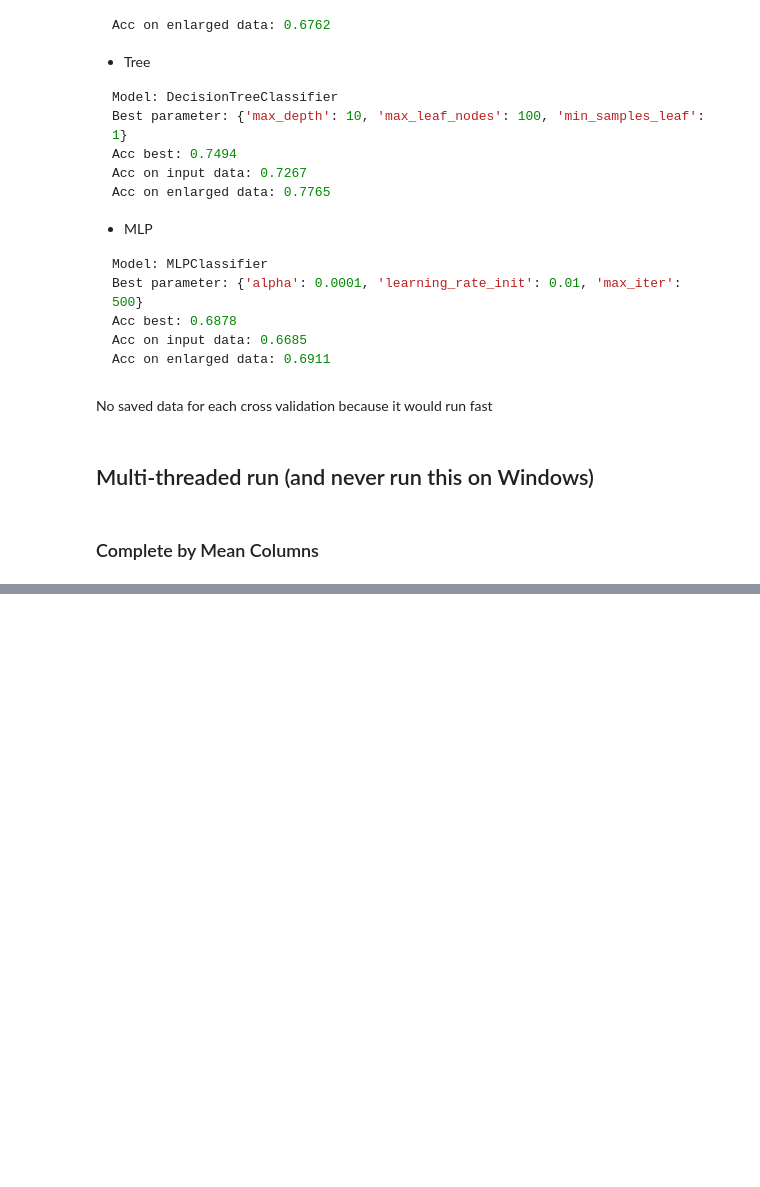
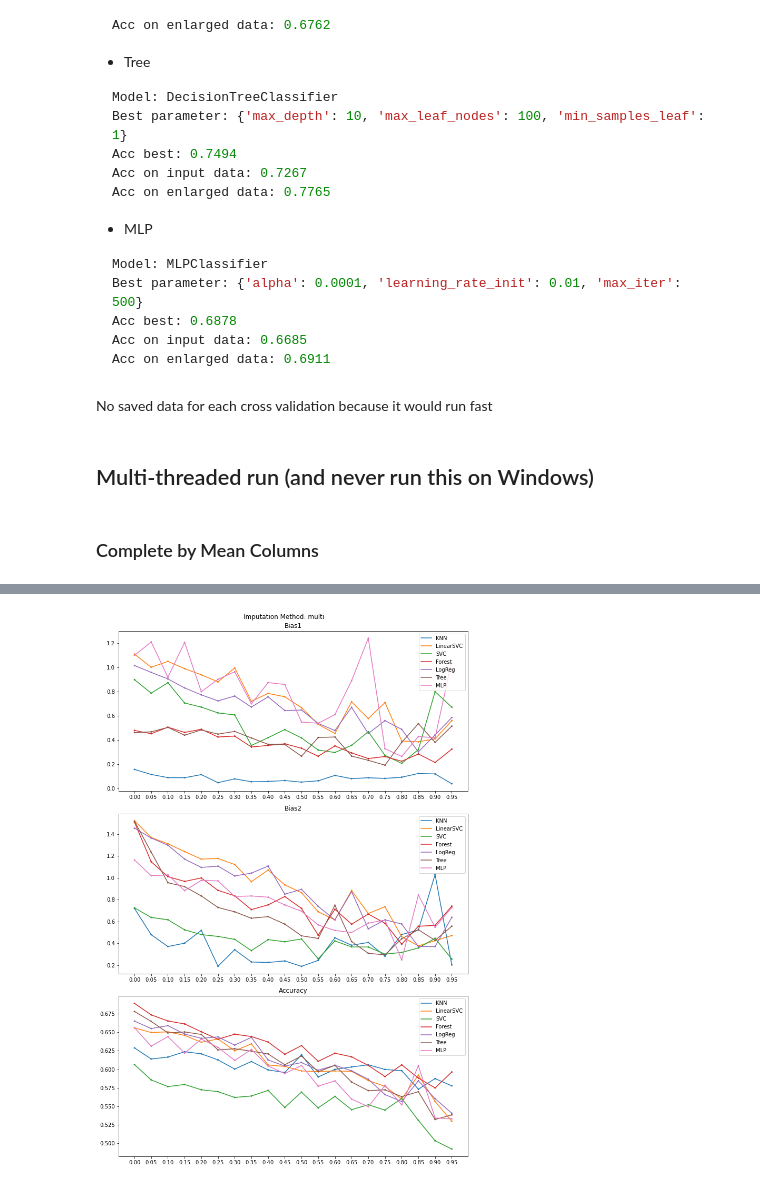
Before and after one commit to teamclouday/DataImputation, a Jupyter notebook: compas_ratio_compare.ipynb, the cells around one changed output, grey strips where cells are left out. Drawn from its saved outputs; the diff is of its cells as text; code cells hidden in the pictures; blank space fills up the shorter version.

```diff
--- a/compas_ratio_compare.ipynb
+++ b/compas_ratio_compare.ipynb
@@ -295,0 +394,4 @@ for _ in tqdm(pool.imap_unordered(fill_by_mean_task, range(len(random_ratios))),
+# %%
+plot_result("multi", "ratio_multi.png")
+# %% [output]
+[figure, added]
```
Also changed, not shown: parts of 15 cells of this notebook, 6 other files.
